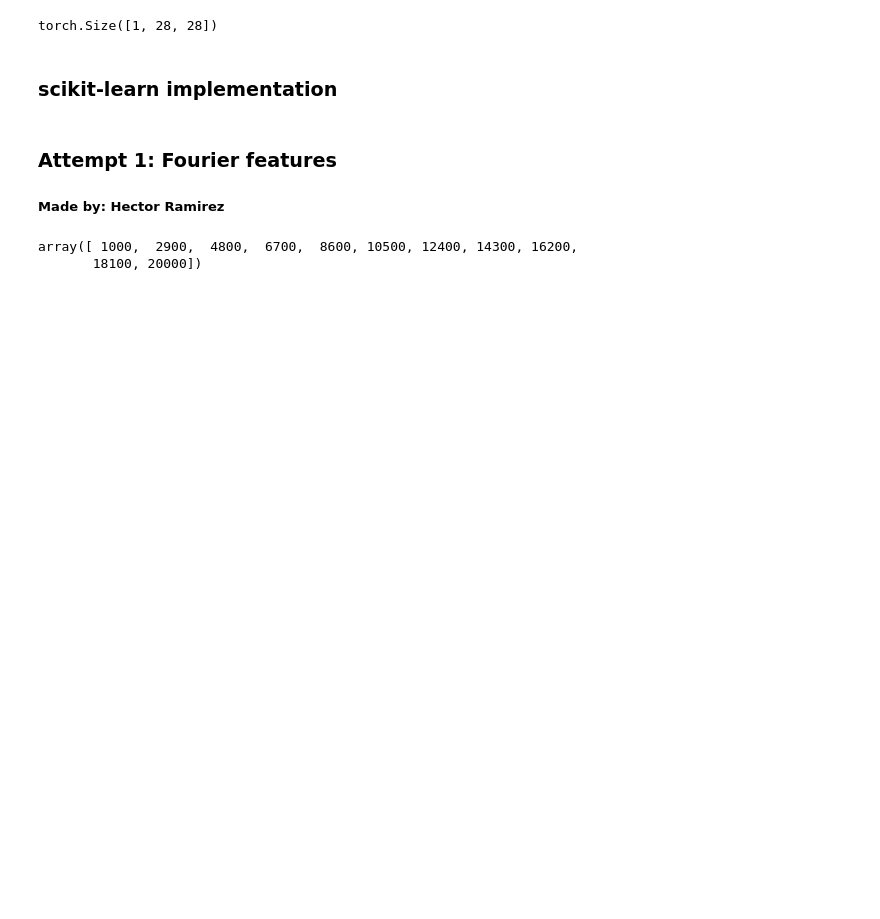
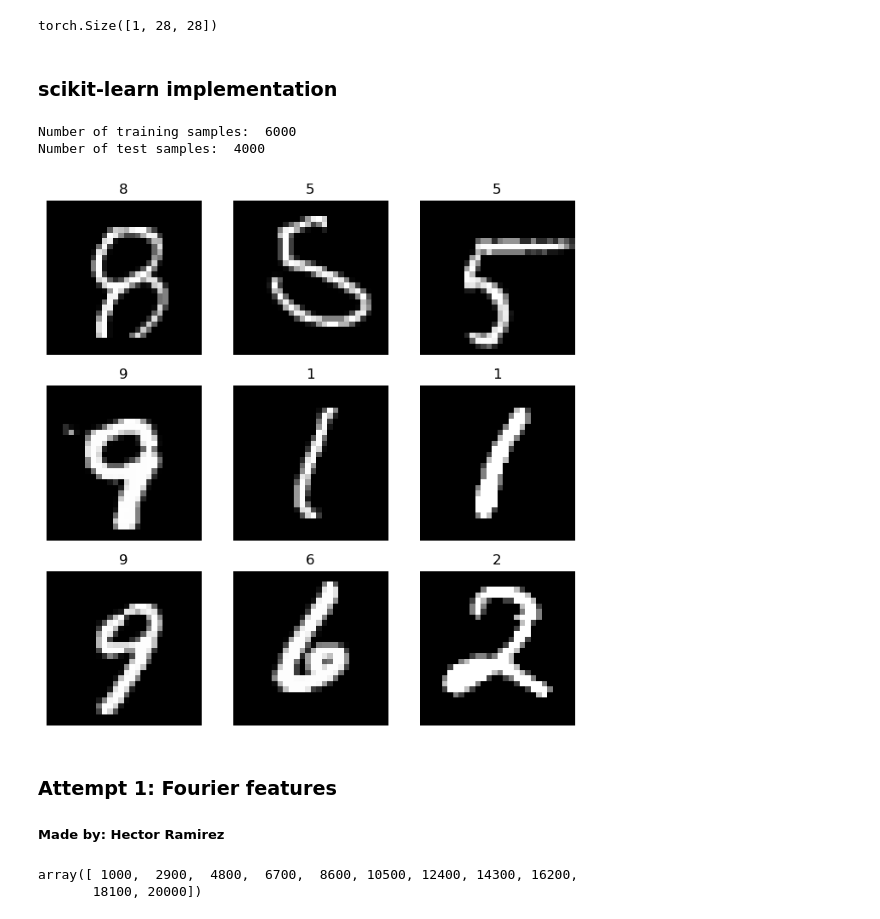
Before and after one commit to Hecramco/FoIL_reproducibility_challenge, a Jupyter notebook: Experiments.ipynb, the cells around one changed output. Cells and saved outputs as stored; diff of their text form; code cells hidden in the pictures; blank space fills up the shorter version.

```diff
--- a/Experiments.ipynb
+++ b/Experiments.ipynb
@@ -52,0 +59,4 @@ test_dataset = datasets.MNIST(
+# %%
+training_dataset, test_dataset = get_mnist_data_pytorch()
+print("Number of training samples: ", len(training_dataset))
+print("Number of test samples: ", len(test_dataset))
@@ -88,9 +99,9 @@ import numpy as np
 # %%
-def get_mnist_data(number_of_samples = 10000, split_percentage = 0.40):
+def get_mnist_data_sklearn(number_of_samples = 10000, split_percentage = 0.40):
     '''
-    Return a subset of the MNIST dataset as numpy arrays
-    :param number_of_samples: the number of datapoints returned
-    :param split_percentage: a value that defines the percentage used for testing
+    Return a subset of the MNIST dataset with the given number of samples
+    :param number_of_samples: the number of samples to be returned
+    :param split_percentage: the percentage of the data to be used for testing
     :return: X_train, X_test, y_train, y_test
     '''
     if (number_of_samples > 100000):
@@ -101,6 +112,35 @@ def get_mnist_data(number_of_samples = 10000, split_percentage = 0.40):
     X_train, X_test, y_train, y_test = train_test_split(X, y, test_size=split_percentage, random_state=42)
 
     return X_train, X_test, y_train, y_test
+# %%
+X_train, X_test, y_train, y_test = get_mnist_data_sklearn(10000, 0.40)
+print("Number of training samples: ", len(X_train))
+print("Number of test samples: ", len(X_test))
+# %% [output]
+Number of training samples:  6000
+Number of test samples:  4000
+# %%
+def plot_mnist_sklearn(X, y):
+    '''
+    Plot the first 9 images of the MNIST dataset
+    param X: the data
+    param y: the labels
+    '''
+    figure = plt.figure(figsize=(8, 8))
+    cols, rows = 3, 3
+    for i in range(1, cols * rows + 1):
+        sample_idx = np.random.randint(len(X))
+        img = X[sample_idx]
+        label = y[sample_idx]
+        figure.add_subplot(rows, cols, i)
+        plt.title(label)
+        plt.axis("off")
+        plt.imshow(img.reshape(28,28), cmap="gray")
+    plt.show()
+# %%
+plot_mnist_sklearn(X_train, y_train)
+# %% [output]
+[figure, added]
 # %% [markdown]
 ### Attempt 1: Fourier features
 ##### Made by: Hector Ramirez
```
Also changed, not shown: parts of 26 cells of this notebook, 2 other files.
